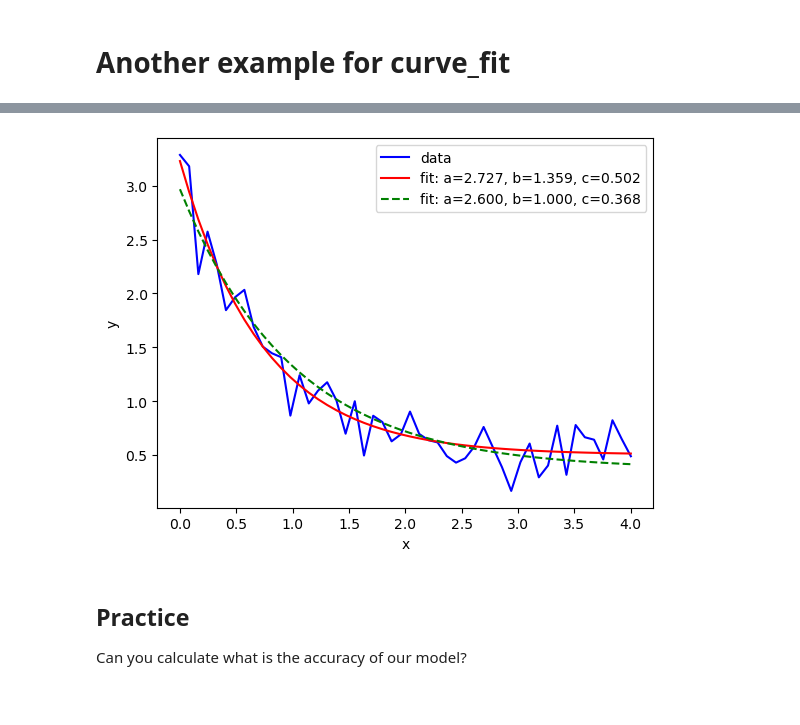
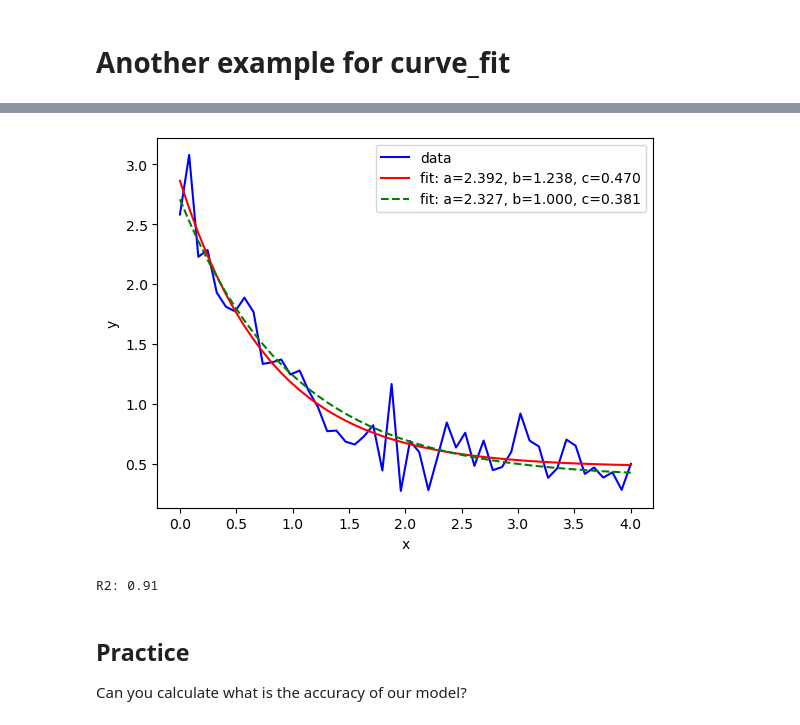
Before and after one commit to nimahamed88/Machine-Learning, a Jupyter notebook: machine_learning_with_python__Jadi/ML0101EN-Reg-NoneLinearRegression.ipynb, the cells around one changed output, grey strips where cells are left out. Cells and saved outputs as stored; diff of their text form; code cells hidden in the pictures.

Commit message:
Another example for curve_fit added in NoneLinearRegression code

```diff
--- a/machine_learning_with_python__Jadi/ML0101EN-Reg-NoneLinearRegression.ipynb
+++ b/machine_learning_with_python__Jadi/ML0101EN-Reg-NoneLinearRegression.ipynb
@@ -313,25 +315,30 @@ array([2.23617649, 1.        , 0.45364014])
 # %%
+from sklearn.metrics import r2_score
 xdata = np.linspace(0 , 4 , 50)
 y = func(xdata , 2.5 , 1.3 , 0.5)
 rng = np.random.default_rng()
 y_noise = 0.2 * rng.normal(size=xdata.size)
 ydata = y + y_noise
 plt.plot(xdata, ydata, 'b-', label='data')
 popt, pcov = curve_fit(func, xdata, ydata)
 plt.plot(xdata, func(xdata, *popt), 'r-',
          label='fit: a=%5.3f, b=%5.3f, c=%5.3f' % tuple(popt))
 
 
 popt, pcov = curve_fit(func, xdata, ydata, bounds=(0, [3., 1., 0.5]))
 
 plt.plot(xdata, func(xdata, *popt), 'g--',
          label='fit: a=%5.3f, b=%5.3f, c=%5.3f' % tuple(popt))
 plt.xlabel('x')
 plt.ylabel('y')
 plt.legend()
 plt.show()
+
+r2 = r2_score(ydata,  func(xdata, *popt))
+print('R2: %.2f' %r2)
 # %% [output]
-[figure, old version]
+[figure, new version]
+R2: 0.91
 # %% [markdown]
 ## Practice
 
```
Also changed, not shown: parts of 5 cells of this notebook.
